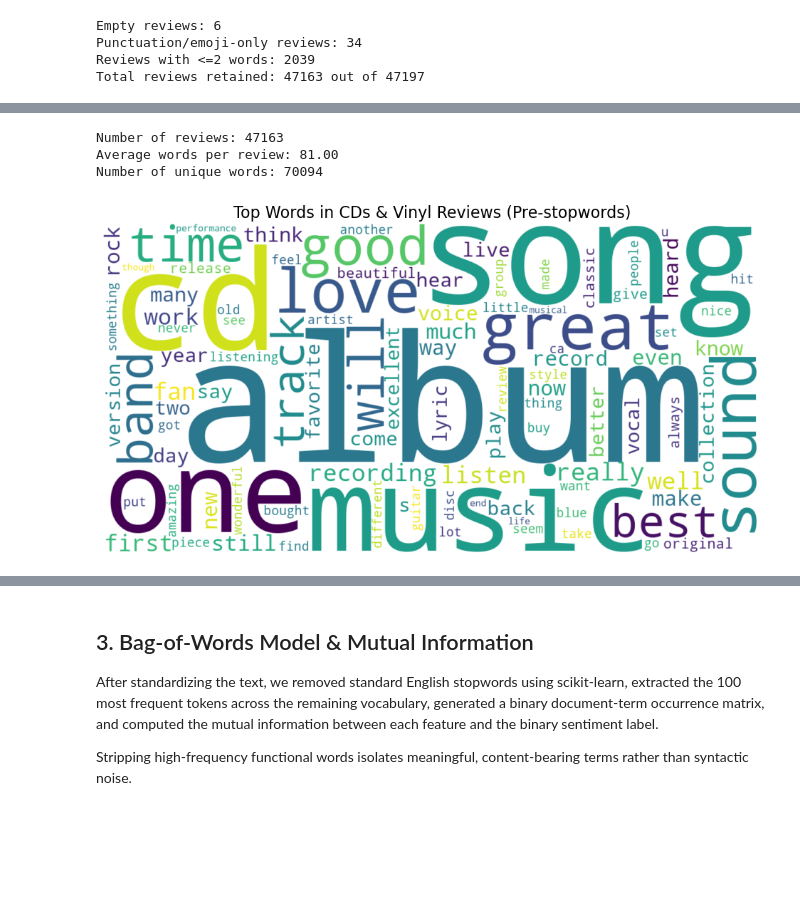
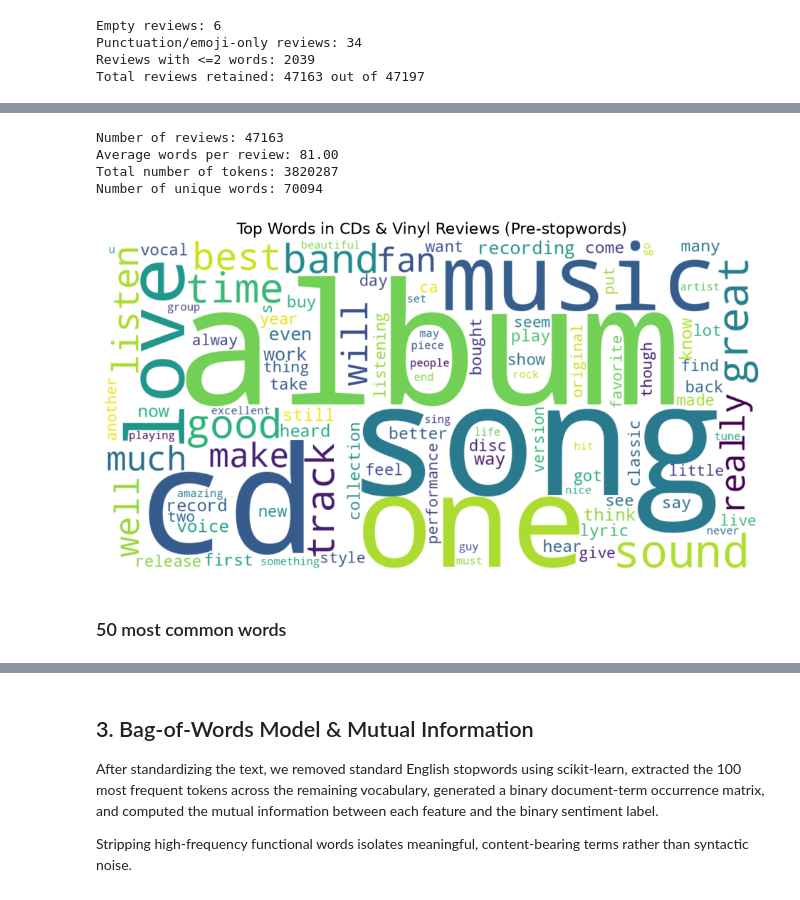
Before and after one commit to GLJADS/AML_v2.0, a Jupyter notebook: Assignment1_CDs_Vinyl.ipynb, the cells around one changed output, grey strips where cells are left out. Saved outputs shown, nothing was run; the diff lists cells and outputs as text; code cells hidden in the pictures; blank space fills up the shorter version.

```diff
--- a/Assignment1_CDs_Vinyl.ipynb
+++ b/Assignment1_CDs_Vinyl.ipynb
@@ -183,25 +178,30 @@ df_clean.head()
 # %%
 n_reviews = len(df_clean)
 avg_words = df_clean["tokens"].str.len().mean()
 all_tokens = [w for toks in df_clean["tokens"] for w in toks]
 unique_words = len(set(all_tokens))
 
 print(f"Number of reviews: {n_reviews}")
 print(f"Average words per review: {avg_words:.2f}")
+print(f"Total number of tokens: {len(all_tokens)}")
 print(f"Number of unique words: {unique_words}")
 
-# WordCloud visualization from Team 4
-wc_text = ' '.join(all_tokens[:200000])  # sample to speed up rendering
+# WordCloud visualization
+# wc_text = ' '.join(all_tokens[:200000])  # sample to speed up rendering
+wc_text = ' '.join(all_tokens)
 wordcloud = WordCloud(width=1200, height=600, background_color='white', max_words=100).generate(wc_text)
 
 plt.figure(figsize=(12, 6))
 plt.imshow(wordcloud, interpolation='bilinear')
 plt.axis('off')
 plt.title("Top Words in CDs & Vinyl Reviews (Pre-stopwords)", fontsize=16)
 plt.savefig("Report/images/wordcloud_top_words.png", dpi=150, bbox_inches="tight")
 plt.show()
 # %% [output]
 Number of reviews: 47163
 Average words per review: 81.00
+Total number of tokens: 3820287
 Number of unique words: 70094
-[figure, old version]
+[figure, new version]
+# %% [markdown]
+### 50 most common words
```
Also changed, not shown: parts of 53 cells of this notebook, 17 other files.
